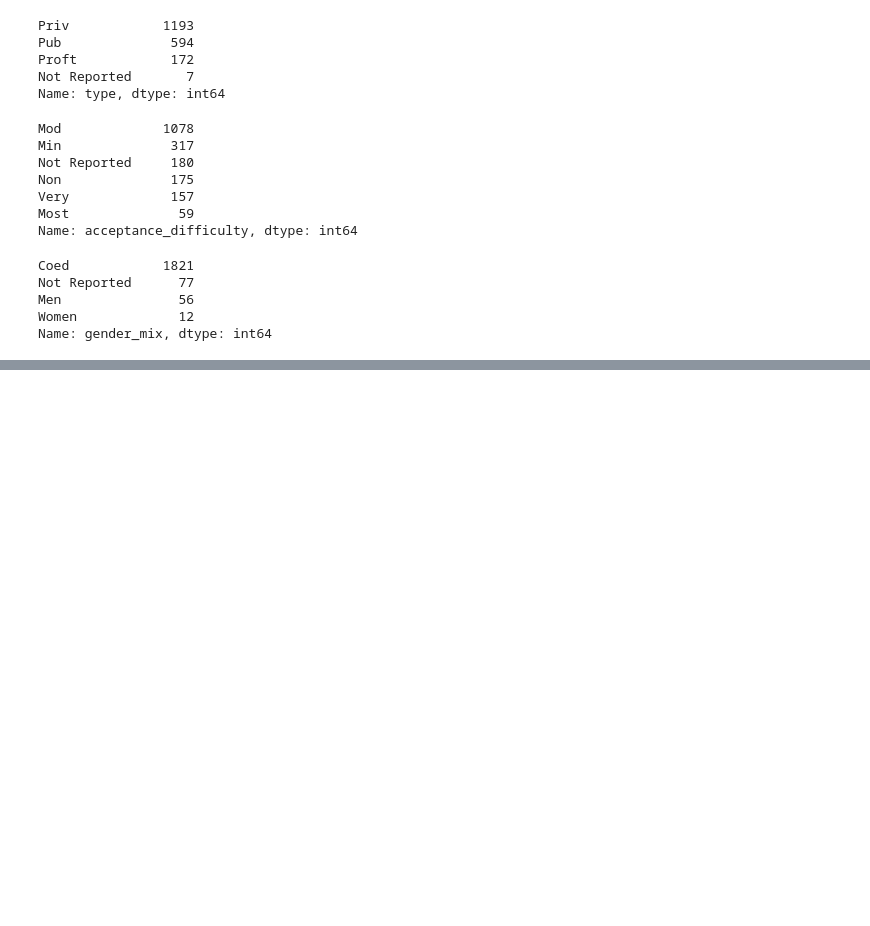
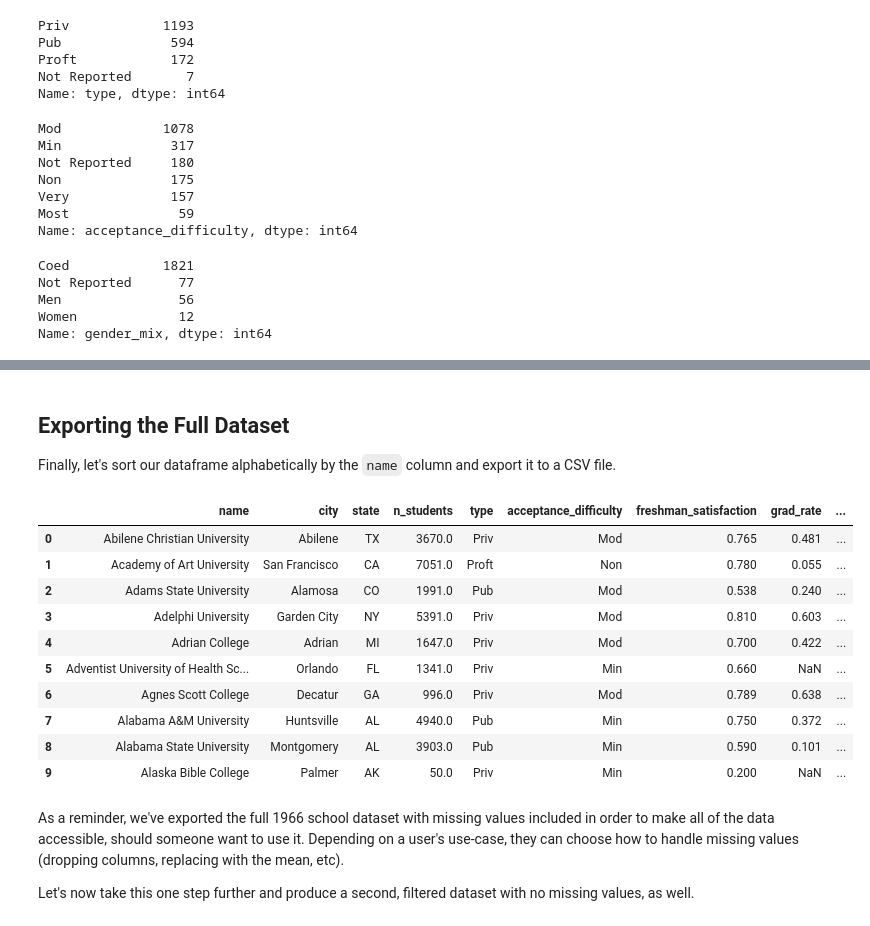
Before and after one commit to jfbriggs/scrape_clean_college_data, a Jupyter notebook: CollegeData.ipynb, the cells around one changed output, grey strips where cells are left out. Cells and saved outputs as stored; diff of their text form; code cells hidden in the pictures; blank space fills up the shorter version.

Commit message:
Complete project; export CSVs; move images to subfolder

```diff
--- a/CollegeData.ipynb
+++ b/CollegeData.ipynb
@@ -285,0 +325,4 @@ Name: gender_mix, dtype: int64
+# %%
+import numpy as np
+
+merged_data[numeric_cols] = merged_data[numeric_cols].replace("not reported", np.nan).replace("-", np.nan)
@@ -285,0 +333,2 @@ Name: gender_mix, dtype: int64
+# %%
+merged_data[numeric_cols] = merged_data[numeric_cols].apply(lambda col: col.str.replace("[\$\,\%]", ""), axis = 0)
@@ -285,0 +343,2 @@ Name: gender_mix, dtype: int64
+# %%
+merged_data.loc[merged_data["avg_grad_debt"] == "", "avg_grad_debt"] = np.nan
@@ -285,0 +347,7 @@ Name: gender_mix, dtype: int64
+# %%
+merged_data[numeric_cols] = merged_data[numeric_cols].astype("float")
+
+percentage_cols = ["freshman_satisfaction", "grad_rate", "need_met", "merit_aid", "pct_american_indian", "pct_african_american", "pct_asian_pacific_islander", "pct_hispanic", "pct_international"]
+merged_data[percentage_cols] = merged_data[percentage_cols] / 100 # divide values by 100 to convert to decimal form
+
+merged_data[numeric_cols].head()
@@ -285,0 +361,19 @@ Name: gender_mix, dtype: int64
+# %% [markdown]
+## Exporting the Full Dataset
+
+Finally, let's sort our dataframe alphabetically by the `name` column and export it to a CSV file.
+# %%
+data_full_final = merged_data.sort_values(by="name").reset_index(drop=True)
+data_full_final.head(10)
+# %% [output]
+|  | name | city | state | n_students | type | acceptance_difficulty | freshman_satisfaction | grad_rate | ... |
+| 0 | Abilene Christian University | Abilene | TX | 3670.0 | Priv | Mod | 0.765 | 0.481 | ... |
+| 1 | Academy of Art University | San Francisco | CA | 7051.0 | Proft | Non | 0.780 | 0.055 | ... |
+| 2 | Adams State University | Alamosa | CO | 1991.0 | Pub | Mod | 0.538 | 0.240 | ... |
+| 3 | Adelphi University | Garden City | NY | 5391.0 | Priv | Mod | 0.810 | 0.603 | ... |
+| 4 | Adrian College | Adrian | MI | 1647.0 | Priv | Mod | 0.700 | 0.422 | ... |
+| 5 | Adventist University of Health Sc... | Orlando | FL | 1341.0 | Priv | Min | 0.660 | NaN | ... |
+| 6 | Agnes Scott College | Decatur | GA | 996.0 | Priv | Mod | 0.789 | 0.638 | ... |
+| 7 | Alabama A&M University | Huntsville | AL | 4940.0 | Pub | Min | 0.750 | 0.372 | ... |
+| 8 | Alabama State University | Montgomery | AL | 3903.0 | Pub | Min | 0.590 | 0.101 | ... |
+| 9 | Alaska Bible College | Palmer | AK | 50.0 | Priv | Min | 0.200 | NaN | ... |
@@ -285,0 +382,4 @@ Name: gender_mix, dtype: int64
+# %% [markdown]
+As a reminder, we've exported the full 1966 school dataset with missing values included in order to make all of the data accessible, should someone want to use it.  Depending on a user's use-case, they can choose how to handle missing values (dropping columns, replacing with the mean, etc).
+
+Let's now take this one step further and produce a second, filtered dataset with no missing values, as well.
```
Also changed, not shown: parts of 23 cells of this notebook, 4 other files.
